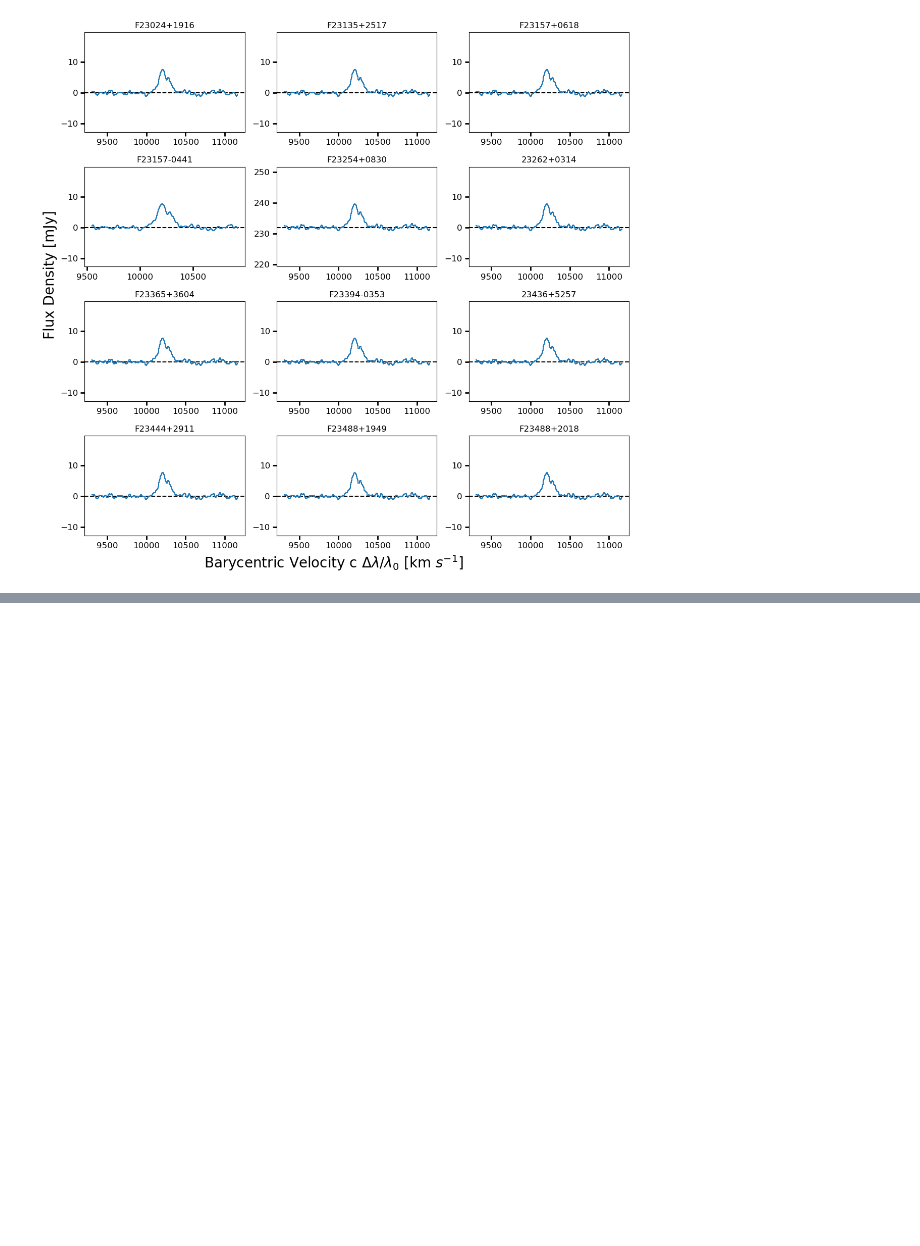
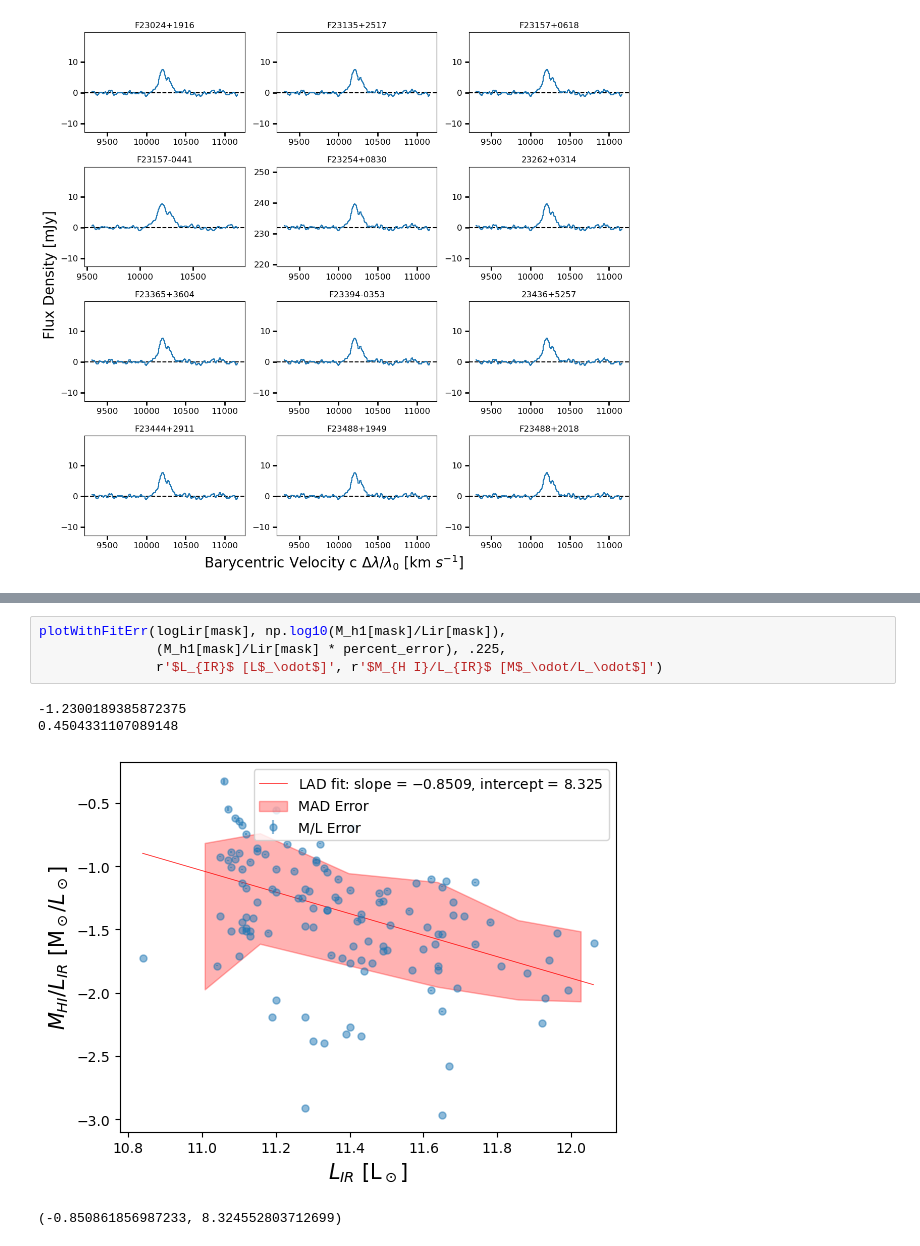
Before and after one commit to MatthewMotuz/GBO_REU, a Jupyter notebook: GOALS/GOALS_v3.ipynb, the cells around one changed output, grey strips where cells are left out. Saved outputs shown, nothing was run; the diff lists cells and outputs as text; blank space fills up the shorter version.

```diff
--- a/GOALS/GOALS_v3.ipynb
+++ b/GOALS/GOALS_v3.ipynb
@@ -140,0 +282,9 @@ for b in range(num_batches):
+# %%
+plotWithFitErr(logLir[mask], np.log10(M_h1[mask]/Lir[mask]),
+               (M_h1[mask]/Lir[mask] * percent_error), .225,
+               r'$L_{IR}$ [L$_\odot$]', r'$M_{H I}/L_{IR}$ [M$_\odot/L_\odot$]')
+# %% [output]
+-1.2300189385872375
+0.4504331107089148
+[figure, added]
+(-0.850861856987233, 8.324552803712699)
```
Also changed, not shown: parts of 11 cells of this notebook, 2 other files.
